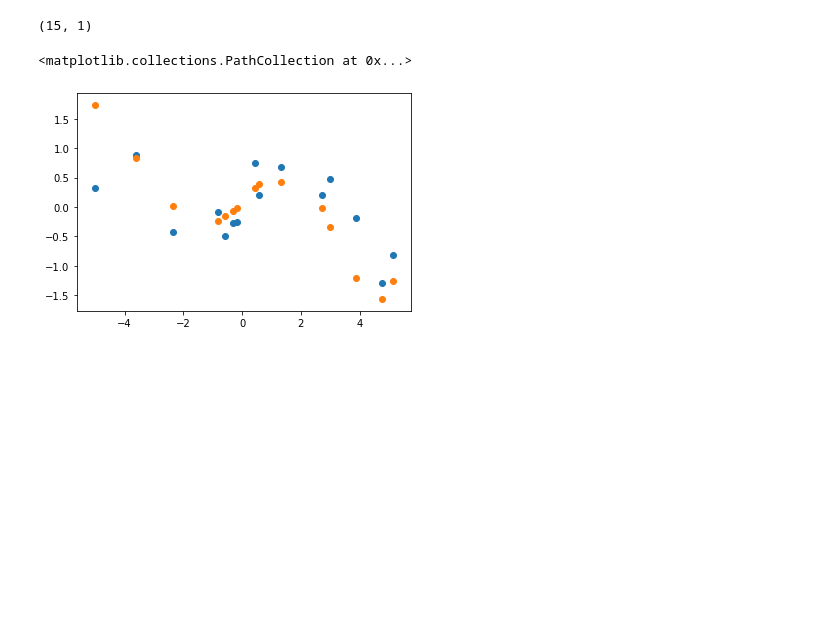
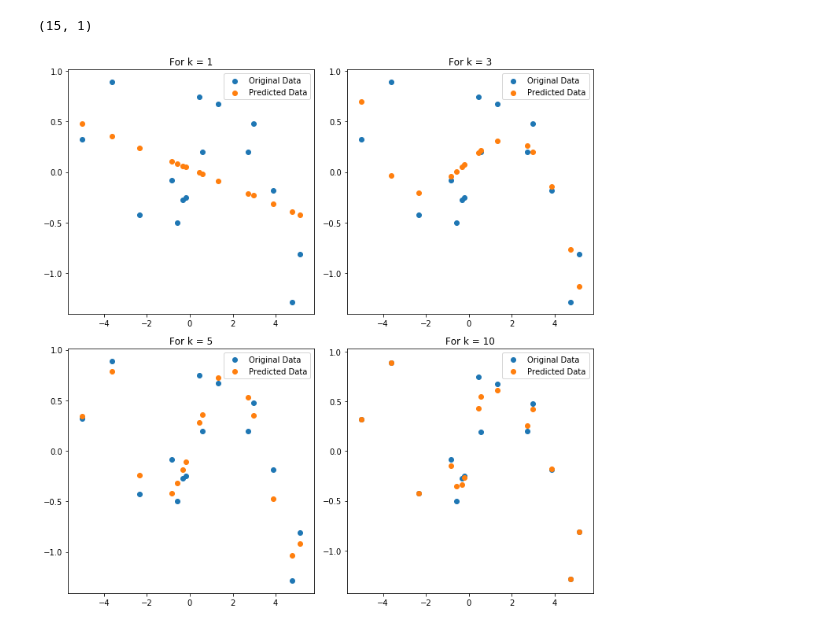
Before and after one commit to sagar27012001/CS229, a Jupyter notebook: Linear-regression.ipynb, the cells around one changed output. Cells and saved outputs as stored; diff of their text form; code cells hidden in the pictures; blank space fills up the shorter version.

```diff
--- a/Linear-regression.ipynb
+++ b/Linear-regression.ipynb
@@ -119,11 +88,19 @@ test_x,test_y = df_test[["x"]].to_numpy(),df_test[["y"]].to_numpy()
 test_x.shape
 # %% [output]
 (15, 1)
-# %%
-expand_x = np.hstack((np.ones((test_x.shape[0],1)),test_x,test_x**2,test_x**3,test_x**4,test_x**5,test_x**6,test_x**7,test_x**8,test_x**9,test_x**10,test_x**11,test_x**12,test_x**13,test_x**14,test_x**15,test_x**16,test_x**17,test_x**18,test_x**19,test_x**20,np.sin(test_x)))
-# %%
-plt.scatter(test_x,test_y)
-plt.scatter(test_x,expand_x@theta)
-# %% [output]
-<matplotlib.collections.PathCollection at 0x...>
-[figure, removed]
+# %%
+fig, axes = plt.subplots(2, 2, figsize=(10, 10))
+axes = axes.ravel()
+for j,i in enumerate([1,3,5,10]):
+    ax = axes[j]
+    exp_x = expand_x(test_x,i)
+    exp_x = np.hstack((np.ones((test_x.shape[0],test_x.shape[1])),exp_x))
+    theta = np.zeros((exp_x.shape[1],1))
+    theta = ((np.linalg.inv(exp_x.T@exp_x)) @ exp_x.T ) @ test_y
+    ax.scatter(test_x,test_y,label="Original Data")
+    ax.scatter(test_x,exp_x@theta,label="Predicted Data")
+    ax.legend()
+    ax.set_title(f"For k = {i}")
+plt.tight_layout()
+# %% [output]
+[figure, added]
```
Also changed, not shown: parts of 11 cells of this notebook.
